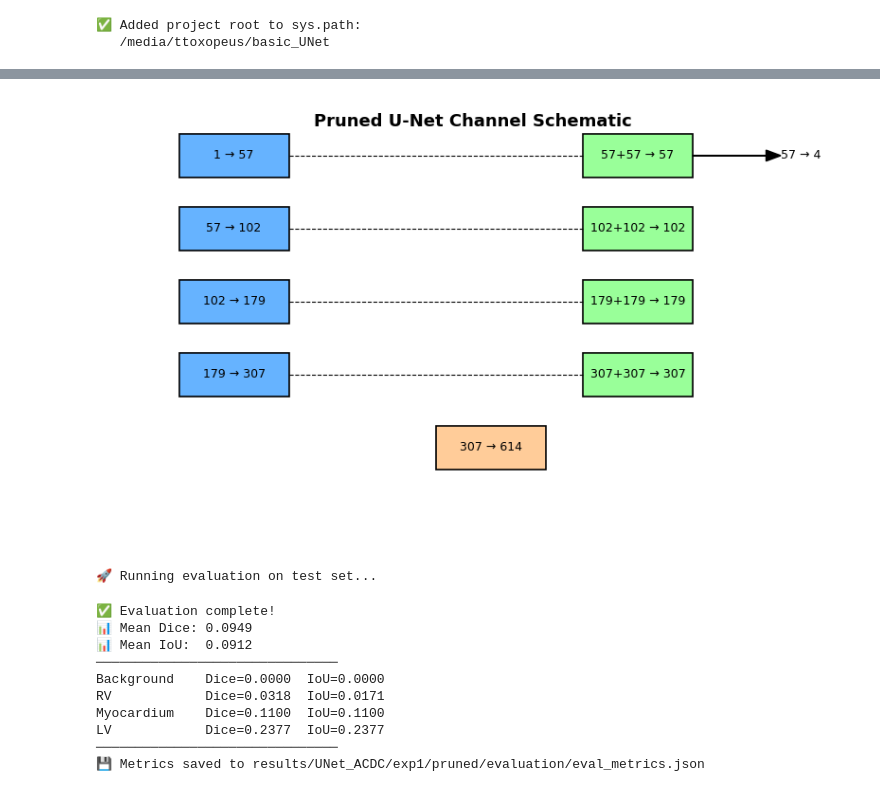
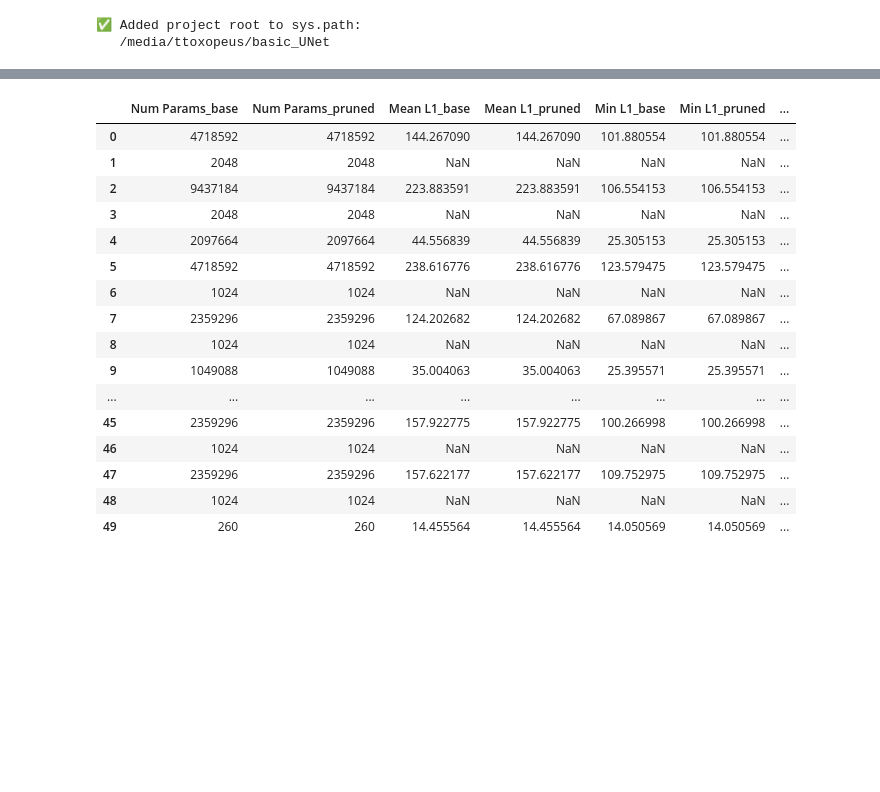
Before and after one commit to TijmenToxopeus/basic_UNet, a Jupyter notebook: src/pruning/pruning_notebook.ipynb, the cells around one changed output, grey strips where cells are left out. Cells and saved outputs as stored; diff of their text form; code cells hidden in the pictures; blank space fills up the shorter version.

```diff
--- a/src/pruning/pruning_notebook.ipynb
+++ b/src/pruning/pruning_notebook.ipynb
@@ -207,3 +219,40 @@ NameError: name 'pruned_model' is not defined
 # %%
-evaluate()
+def interleave_compare(df_base: pd.DataFrame, df_pruned: pd.DataFrame) -> pd.DataFrame:
+    """
+    Merge two layer-summary dataframes on 'Layer' and interleave
+    baseline and pruned columns for easy comparison.
+
+    Returns:
+        pd.DataFrame: merged dataframe with interleaved _base and _pruned columns
+    """
+
+    # Merge on layer name
+    dfm = df_base.merge(df_pruned, on="Layer", how="outer", suffixes=("_base", "_pruned"))
+
+    # Identify columns
+    base_cols   = [c for c in dfm.columns if c.endswith("_base")]
+    pruned_cols = [c for c in dfm.columns if c.endswith("_pruned")]
+
+    # Build interleaved order
+    interleaved = ["Layer"]
+
+    for bc in base_cols:
+        stem = bc[:-5]          # remove "_base"
+        pc = stem + "_pruned"   # corresponding pruned col
+        interleaved.append(bc)
+        if pc in dfm.columns:
+            interleaved.append(pc)
+
+    # Add any remaining columns
+    for c in dfm.columns:
+        if c not in interleaved:
+            interleaved.append(c)
+
+    return dfm[interleaved]
+
+
+df_compare = interleave_compare(df, df_pruned)
+
+
+display(df_compare.iloc[:, 9:])
 # %% [output]
@@ -227,12 +259,17 @@ final_conv                     weight=(4, 57, 1, 1)
-[figure, removed]
-🚀 Running evaluation on test set...
-✅ Evaluation complete!
-📊 Mean Dice: 0.0949
-📊 Mean IoU:  0.0912
-───────────────────────────────
-Background    Dice=0.0000  IoU=0.0000
-RV            Dice=0.0318  IoU=0.0171
-Myocardium    Dice=0.1100  IoU=0.1100
-LV            Dice=0.2377  IoU=0.2377
-───────────────────────────────
-💾 Metrics saved to results/UNet_ACDC/exp1/pruned/evaluation/eval_metrics.json
+|  | Num Params_base | Num Params_pruned | Mean L1_base | Mean L1_pruned | Min L1_base | Min L1_pruned | ... |
+| 0 | 4718592 | 4718592 | 144.267090 | 144.267090 | 101.880554 | 101.880554 | ... |
+| 1 | 2048 | 2048 | NaN | NaN | NaN | NaN | ... |
+| 2 | 9437184 | 9437184 | 223.883591 | 223.883591 | 106.554153 | 106.554153 | ... |
+| 3 | 2048 | 2048 | NaN | NaN | NaN | NaN | ... |
+| 4 | 2097664 | 2097664 | 44.556839 | 44.556839 | 25.305153 | 25.305153 | ... |
+| 5 | 4718592 | 4718592 | 238.616776 | 238.616776 | 123.579475 | 123.579475 | ... |
+| 6 | 1024 | 1024 | NaN | NaN | NaN | NaN | ... |
+| 7 | 2359296 | 2359296 | 124.202682 | 124.202682 | 67.089867 | 67.089867 | ... |
+| 8 | 1024 | 1024 | NaN | NaN | NaN | NaN | ... |
+| 9 | 1049088 | 1049088 | 35.004063 | 35.004063 | 25.395571 | 25.395571 | ... |
+| ... | ... | ... | ... | ... | ... | ... | ... |
+| 45 | 2359296 | 2359296 | 157.922775 | 157.922775 | 100.266998 | 100.266998 | ... |
+| 46 | 1024 | 1024 | NaN | NaN | NaN | NaN | ... |
+| 47 | 2359296 | 2359296 | 157.622177 | 157.622177 | 109.752975 | 109.752975 | ... |
+| 48 | 1024 | 1024 | NaN | NaN | NaN | NaN | ... |
+| 49 | 260 | 260 | 14.455564 | 14.455564 | 14.050569 | 14.050569 | ... |
```
Also changed, not shown: parts of 6 cells of this notebook, 5 other files.
